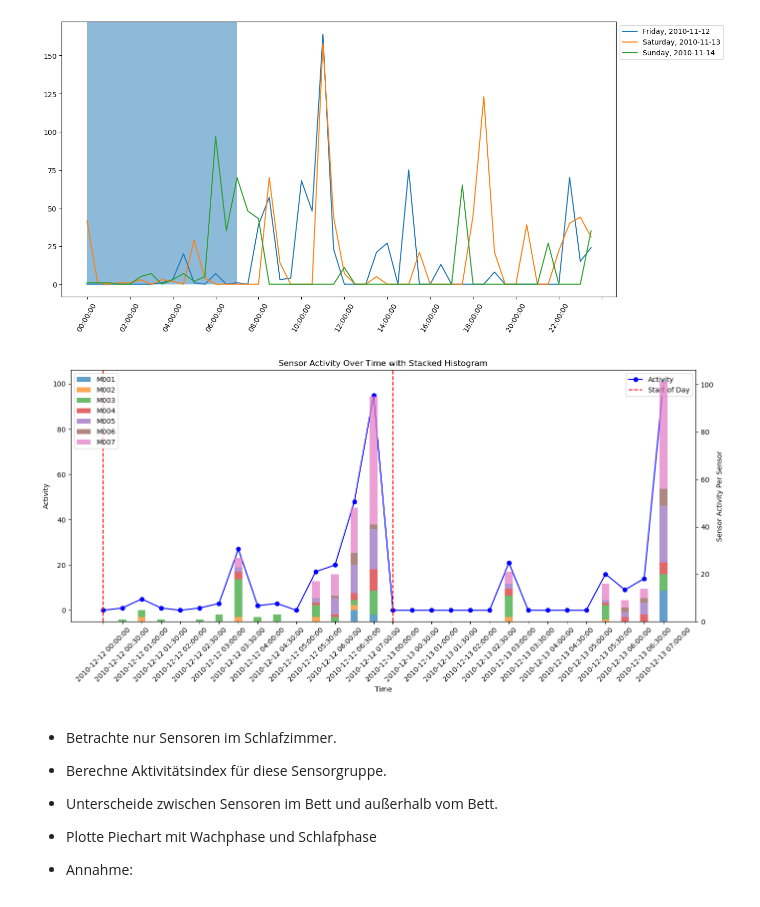
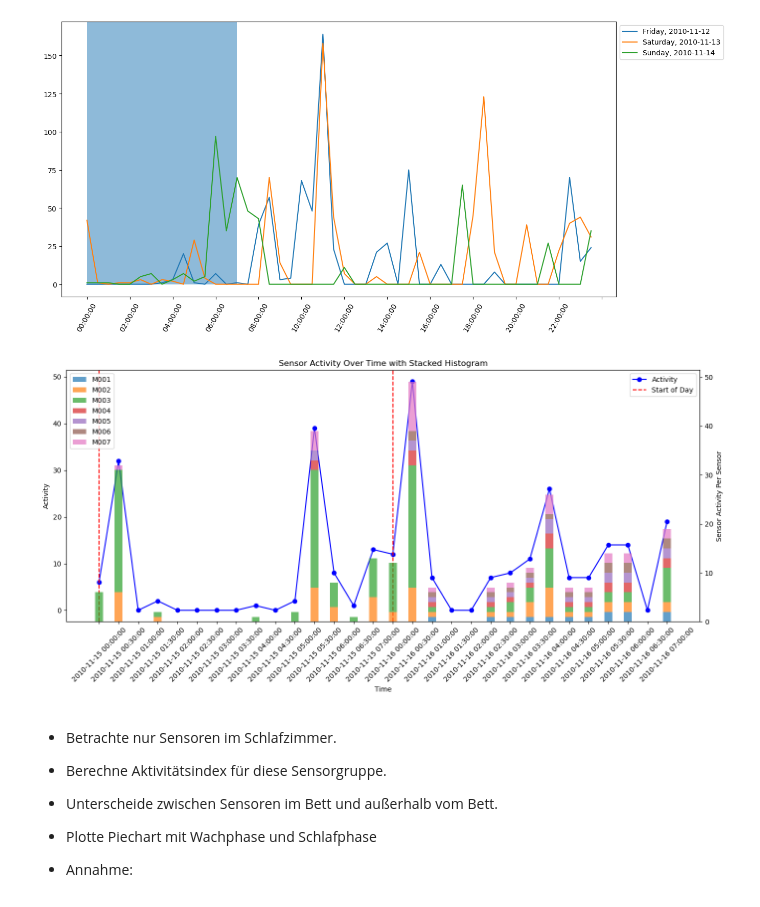
Before and after one commit to ddening/ambient-assisted-living, a Jupyter notebook: src/aruba_sleep_activity.ipynb, the cells around one changed output. Drawn from its saved outputs; the diff is of its cells as text; code cells hidden in the pictures.

```diff
--- a/src/aruba_sleep_activity.ipynb
+++ b/src/aruba_sleep_activity.ipynb
@@ -431,8 +431,8 @@ plt.show()
 [figure]
 # %%
 # Define the date and time ranges
-date_from = pd.to_datetime("2010-12-12").date()
-date_to = pd.to_datetime("2010-12-13").date()
+date_from = pd.to_datetime("2010-11-15").date()
+date_to = pd.to_datetime("2010-11-16").date()
 time_from = pd.to_datetime("00:00:00").time()
 time_to = pd.to_datetime("07:00:00").time()
 
@@ -483,34 +483,34 @@ for sensor in sensor_columns:
         x_positions,
         sensor_data[sensor],
         bottom=bottom,
         label=sensor,
         width=bar_width,
         alpha=0.7,
     )
     bottom += sensor_data[sensor]
 
 # Add vertical lines for new days
 unique_dates = df_filtered["date"].unique()
 for date in unique_dates:
     midnight = pd.Timestamp(f"{date} 00:00:00")
     midnight = midnight.strftime("%Y-%m-%d %H:%M:%S")
     ax1.axvline(midnight, color="red", linestyle="--", label="Start of Day" if date == unique_dates[0] else "")
 
 # Customize axes
 ax1.set_xlabel("Time")
 ax1.set_ylabel("Activity")
 ax2.set_ylabel("Sensor Activity Per Sensor")
 ax1.set_xticks(x_positions)
 ax1.set_xticklabels(time_points, rotation=45)
 ax1.legend(loc="upper right")
 ax2.legend(loc="upper left")
 
 # Title and layout adjustments
 plt.title("Sensor Activity Over Time with Stacked Histogram")
 plt.tight_layout()
 plt.show()
 # %% [output]
-[figure, old version]
+[figure, new version]
 # %% [markdown]
 - Betrachte nur Sensoren im Schlafzimmer.
 - Berechne Aktivitätsindex für diese Sensorgruppe.
```
Also changed, not shown: parts of 15 cells of this notebook.
